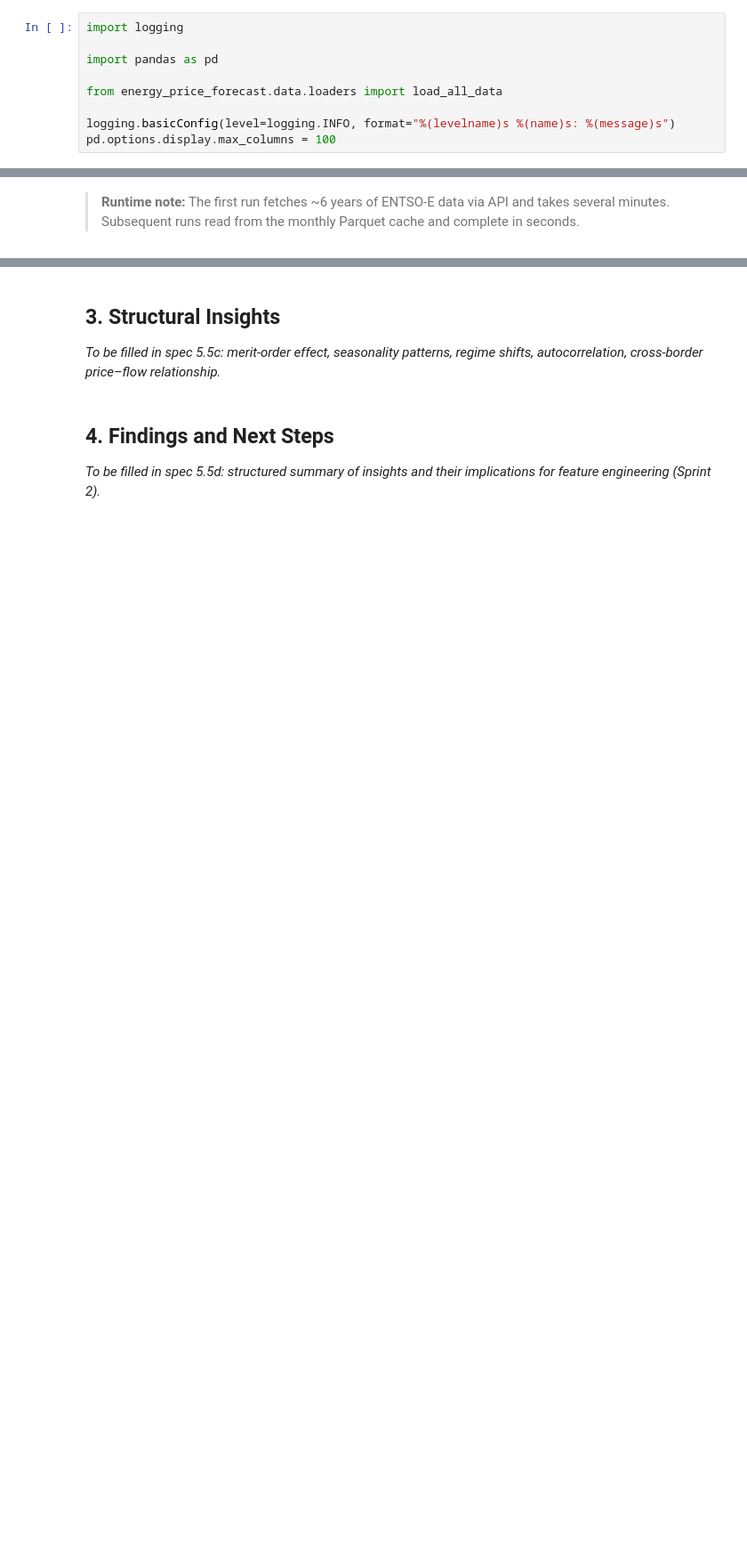
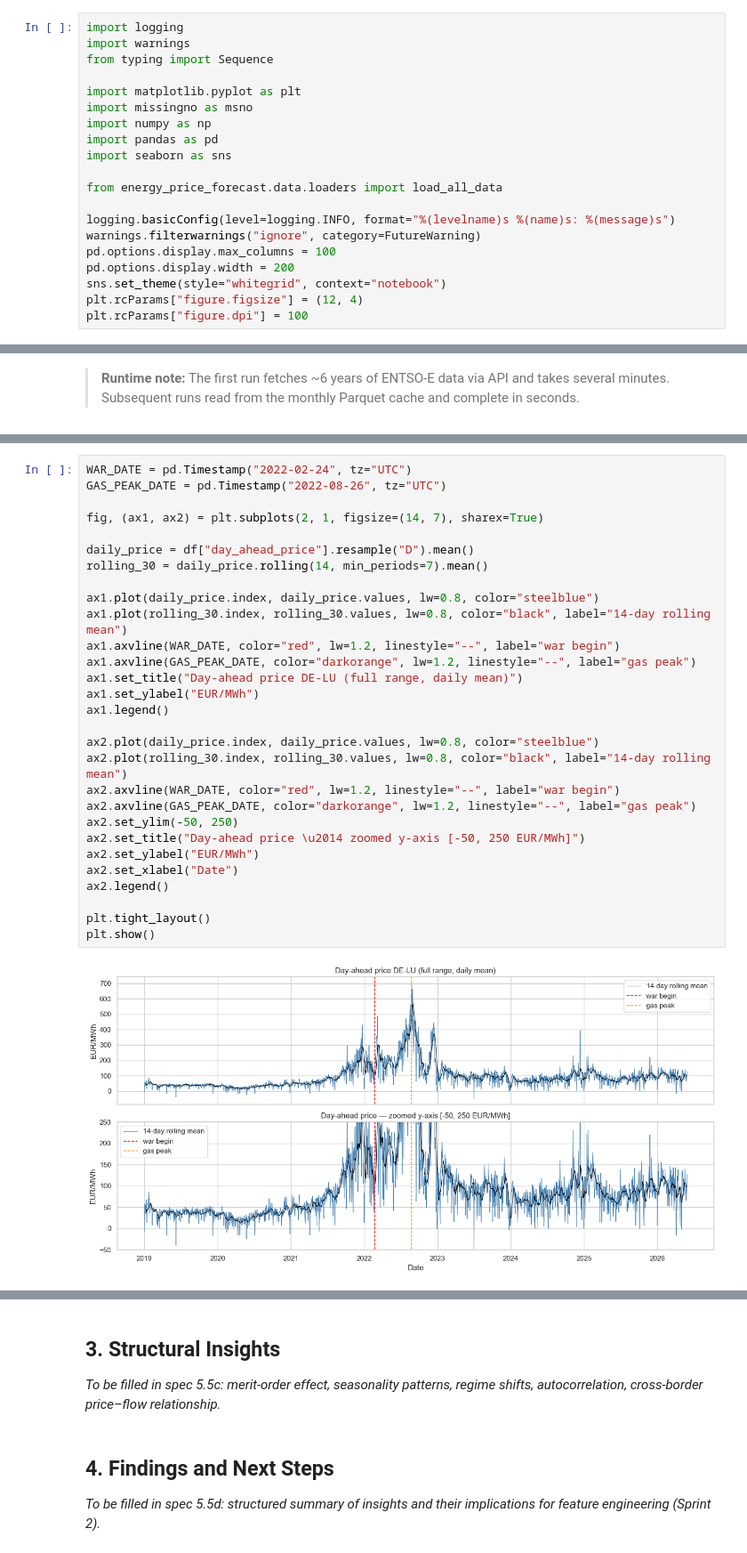
Before and after one commit to soentkeblindow/energy-price-forecast, a Jupyter notebook: notebooks/01_data_exploration.ipynb, the cells around one changed output, grey strips where cells are left out. Shown at 89% size. Cells and saved outputs as stored; diff of their text form; blank space fills up the shorter version.

```diff
--- a/notebooks/01_data_exploration.ipynb
+++ b/notebooks/01_data_exploration.ipynb
@@ -22,13 +22,24 @@ Those live in separate notebooks and scripts.
 ## 1. Setup and Data Loading
 # %%
 import logging
+import warnings
+from typing import Sequence
 
+import matplotlib.pyplot as plt
+import missingno as msno
+import numpy as np
 import pandas as pd
+import seaborn as sns
 
 from energy_price_forecast.data.loaders import load_all_data
 
 logging.basicConfig(level=logging.INFO, format="%(levelname)s %(name)s: %(message)s")
+warnings.filterwarnings("ignore", category=FutureWarning)
 pd.options.display.max_columns = 100
+pd.options.display.width = 200
+sns.set_theme(style="whitegrid", context="notebook")
+plt.rcParams["figure.figsize"] = (12, 4)
+plt.rcParams["figure.dpi"] = 100
 # %%
 START = pd.Timestamp("2019-01-01", tz="UTC")
 END = pd.Timestamp.utcnow().normalize() - pd.Timedelta(days=1)
@@ -66,0 +77,31 @@ plausibility checks._
+# %%
+WAR_DATE = pd.Timestamp("2022-02-24", tz="UTC")
+GAS_PEAK_DATE = pd.Timestamp("2022-08-26", tz="UTC")
+
+fig, (ax1, ax2) = plt.subplots(2, 1, figsize=(14, 7), sharex=True)
+
+daily_price = df["day_ahead_price"].resample("D").mean()
+rolling_30 = daily_price.rolling(14, min_periods=7).mean()
+
+ax1.plot(daily_price.index, daily_price.values, lw=0.8, color="steelblue")
+ax1.plot(rolling_30.index, rolling_30.values, lw=0.8, color="black", label="14-day rolling mean")
+ax1.axvline(WAR_DATE, color="red", lw=1.2, linestyle="--", label="war begin")
+ax1.axvline(GAS_PEAK_DATE, color="darkorange", lw=1.2, linestyle="--", label="gas peak")
+ax1.set_title("Day-ahead price DE-LU (full range, daily mean)")
+ax1.set_ylabel("EUR/MWh")
+ax1.legend()
+
+ax2.plot(daily_price.index, daily_price.values, lw=0.8, color="steelblue")
+ax2.plot(rolling_30.index, rolling_30.values, lw=0.8, color="black", label="14-day rolling mean")
+ax2.axvline(WAR_DATE, color="red", lw=1.2, linestyle="--", label="war begin")
+ax2.axvline(GAS_PEAK_DATE, color="darkorange", lw=1.2, linestyle="--", label="gas peak")
+ax2.set_ylim(-50, 250)
+ax2.set_title("Day-ahead price \u2014 zoomed y-axis [-50, 250 EUR/MWh]")
+ax2.set_ylabel("EUR/MWh")
+ax2.set_xlabel("Date")
+ax2.legend()
+
+plt.tight_layout()
+plt.show()
+# %% [output]
+[figure, added]
```
Also changed, not shown: parts of 25 cells of this notebook, 4 other files.
